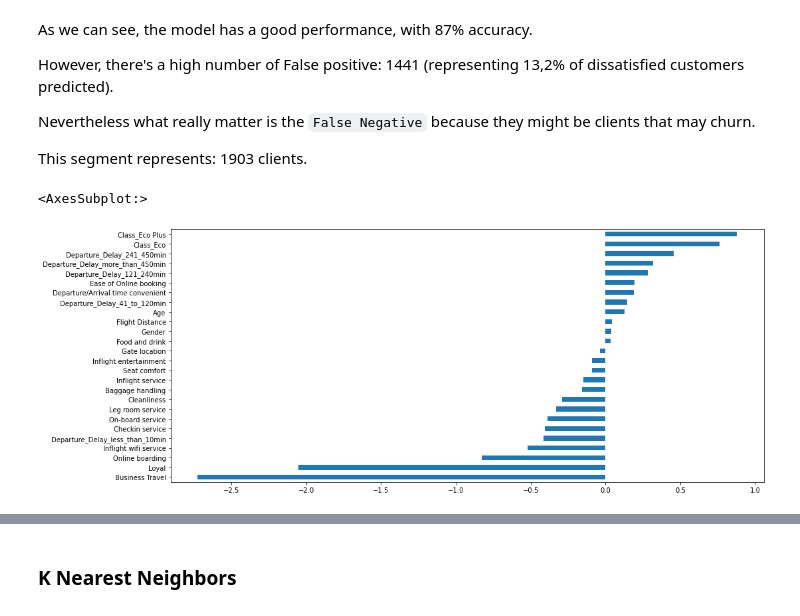
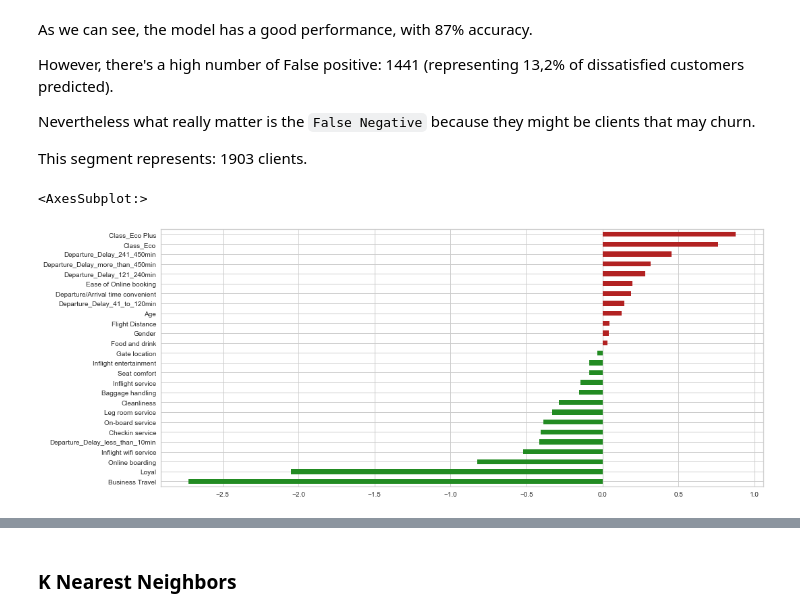
Before and after one commit to leo-cavalcante/airline-passenger-satisfaction, a Jupyter notebook: Airline Passenger Satisfaction_v4.ipynb, the cells around one changed output, grey strips where cells are left out. Cells and saved outputs as stored; diff of their text form; code cells hidden in the pictures.

```diff
--- a/Airline Passenger Satisfaction_v4.ipynb
+++ b/Airline Passenger Satisfaction_v4.ipynb
@@ -765,7 +821,7 @@ id
 # %% [markdown]
 ## Compiling work cleaning, features transformations and PCA in functions, in order to simplify the use later for the `TEST` dataset or for reinitializing the `TRAIN` dataset
 # %%
-def transform_dataset(df, clean=True, transform=True, scaler=True, PCA=True):
+def transform_dataset(df, clean=True, transform=True, scaler=True):
 
     if clean==True:
         # Droping column "Unnamed: 0" because it doesn't bring important information
@@ -815,9 +871,6 @@ def transform_dataset(df, clean=True, transform=True, scaler=True, PCA=True):
         # Scaling our categorical variables related to the satisfaction to each different aspect of the customer service
         df.loc[:,"Inflight wifi service":"Cleanliness"] = StandardScaler().fit_transform(df.loc[:,"Inflight wifi service":"Cleanliness"])
 
-    if PCA==True:
-        pca_model = PCA(df)
-
     return df
 
 hide_toggle()
@@ -995,10 +1042,11 @@ Nevertheless what really matter is the `False Negative` because they might be cl
 This segment represents: 1903 clients.
 # %%
 # Summarizing the most import attributes considered by this logistic regression
-pd.Series(log_model.coef_[0],index=X_airline_train.columns).sort_values().plot.barh(figsize=(16,7))
+my_color = pd.Series(log_model.coef_[0]>0).sort_values(ascending=True)
+pd.Series(log_model.coef_[0],index=X_airline_train.columns).sort_values(ascending=True).plot.barh(figsize=(16,7), color=my_color.map({True: 'firebrick', False: 'forestgreen'}))
 # %% [output]
 <AxesSubplot:>
-[figure, old version]
+[figure, new version]
 # %%
 N, train_score, val_score = learning_curve(log_model,
                                            X_airline_train, Y_airline_train, cv=4, scoring='f1',
```
Also changed, not shown: parts of 78 cells of this notebook.
